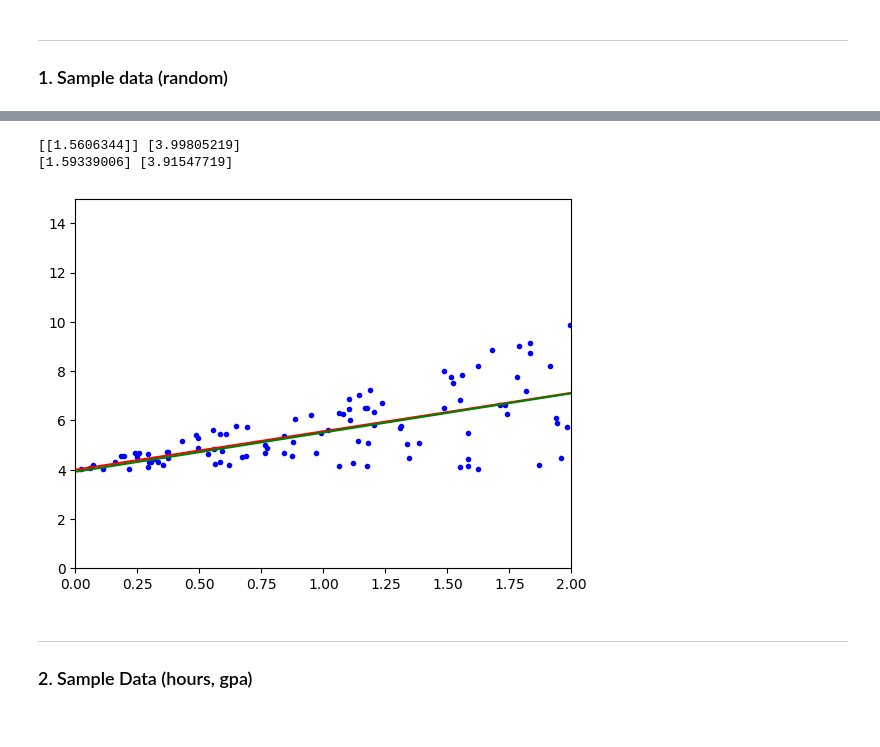
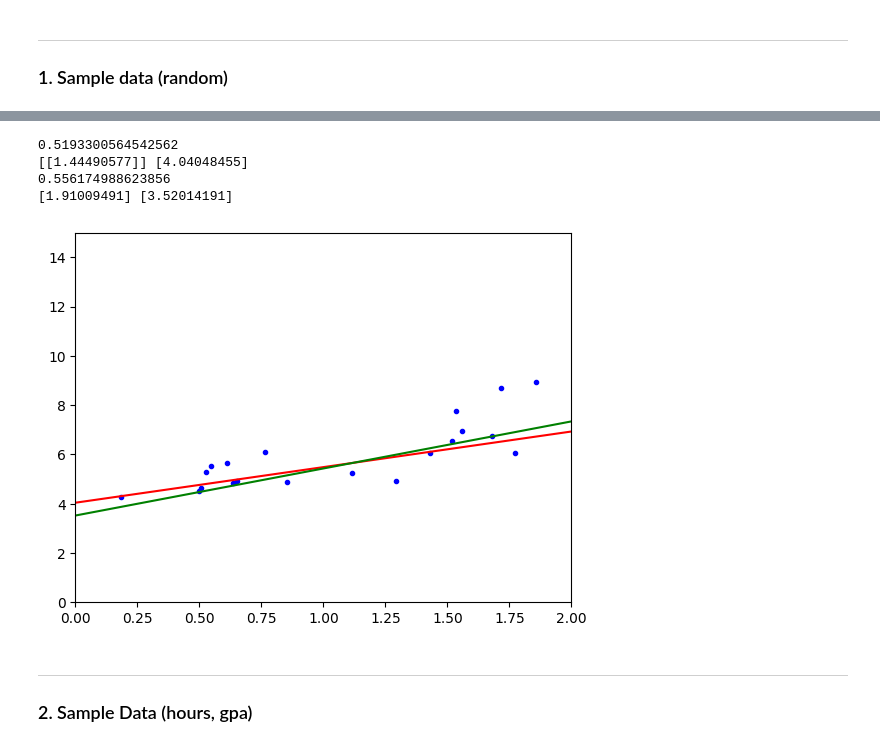
Before and after one commit to kokejohh/PMU_Module_3, a Jupyter notebook: PMU_B_MLModels_Cls_&_Reg_(Practices).ipynb, the cells around one changed output, grey strips where cells are left out. Cells and saved outputs as stored; diff of their text form; code cells hidden in the pictures.

```diff
--- a/PMU_B_MLModels_Cls_&_Reg_(Practices).ipynb
+++ b/PMU_B_MLModels_Cls_&_Reg_(Practices).ipynb
@@ -24,30 +24,38 @@ plt.show()
+# %%
+from sklearn.model_selection import train_test_split
+
+X_train, X_test, y_train, y_test = train_test_split(X, y, test_size=0.2, random_state=42)
 # %%
 from sklearn.linear_model import LinearRegression
 
 lin_reg = LinearRegression()
-lin_reg.fit(X, y)
+lin_reg.fit(X_train, y_train)
+print(lin_reg.score(X_test, y_test))
 print(lin_reg.coef_, lin_reg.intercept_)
 
-X_test = np.array([[0], [2]])
-y_test = lin_reg.predict(X_test)
+X_plot = np.array([[0], [2]])
+y_plot = lin_reg.predict(X_plot)
 
-plt.plot(X, y, 'b.')
-plt.plot(X_test, y_test, 'r-')
+plt.plot(X_test, y_test, 'b.')
+plt.plot(X_plot, y_plot, 'r-')
 plt.axis([0, 2, 0, 15])
 
 from sklearn.linear_model import SGDRegressor
 
-lin_sgd = SGDRegressor(max_iter=1000, learning_rate='constant', eta0=0.01)
-lin_sgd.fit(X, y.ravel())
+lin_sgd = SGDRegressor(max_iter=1000, learning_rate='constant', eta0=0.001, random_state=42)
+lin_sgd.fit(X_train, y_train.ravel())
+print(lin_sgd.score(X_test, y_test))
 print(lin_sgd.coef_, lin_sgd.intercept_)
 
-y_test = lin_sgd.predict(X_test)
-plt.plot(X_test, y_test, 'g-')
+y_plot = lin_sgd.predict(X_plot)
+plt.plot(X_plot, y_plot, 'g-')
 plt.show()
 # %% [output]
-[[1.5606344]] [3.99805219]
-[1.59339006] [3.91547719]
+0.5193300564542562
+[[1.44490577]] [4.04048455]
+0.556174988623856
+[1.91009491] [3.52014191]
-[figure, old version]
+[figure, new version]
 # %% [markdown]
 ---
 ### 2. Sample Data (hours, gpa)
```
Also changed, not shown: parts of 5 cells of this notebook.
